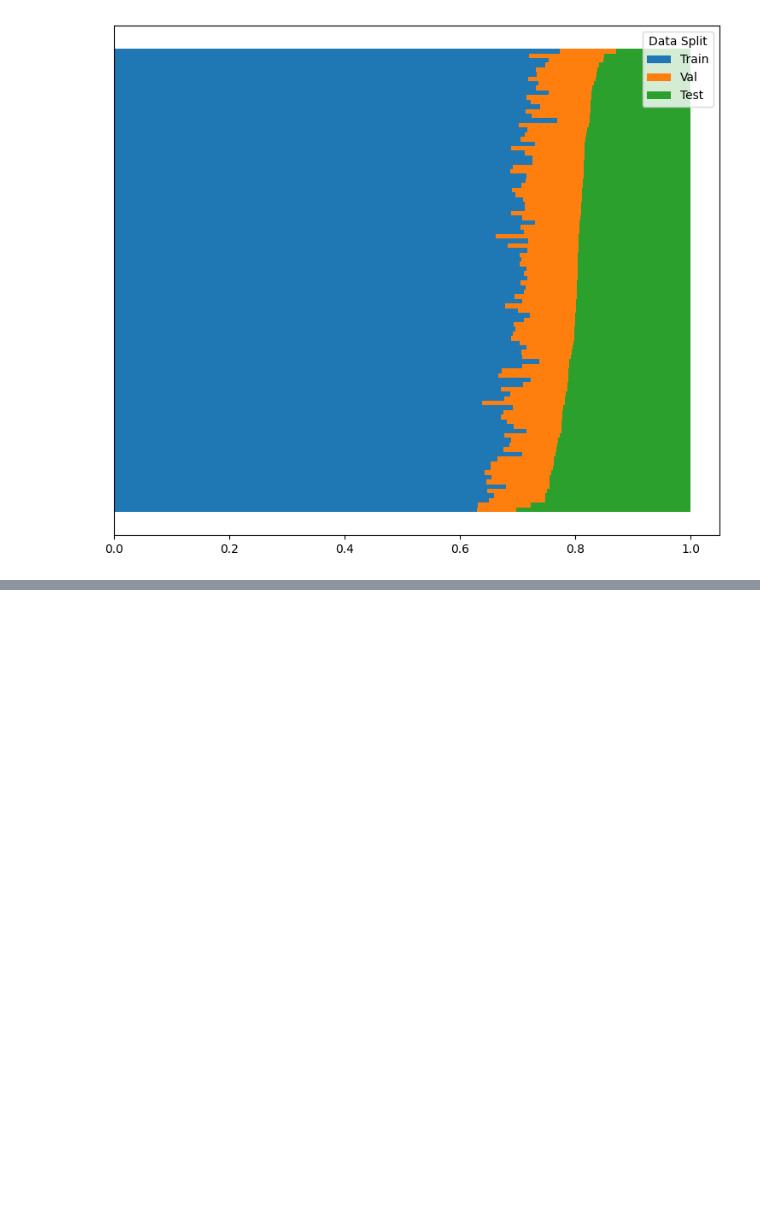
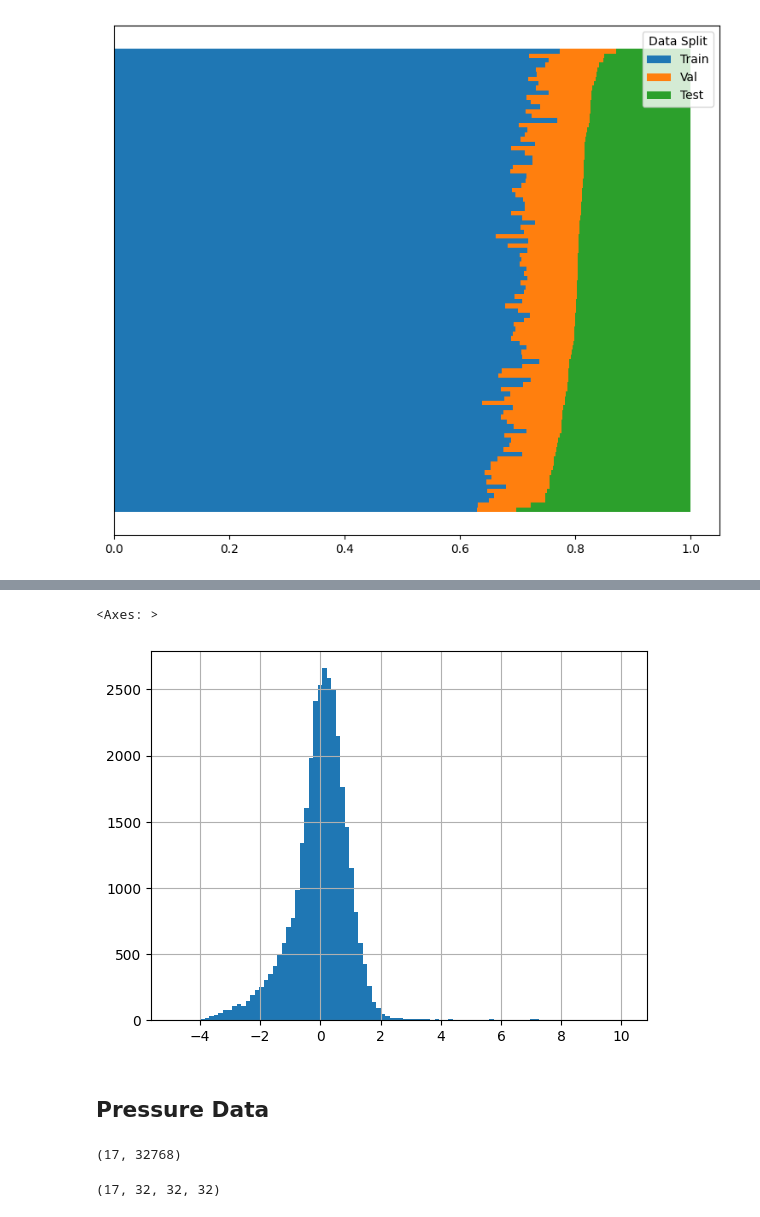
Before and after one commit to eboesch/AcousticDiffusers, a Jupyter notebook: DataExploration.ipynb, the cells around one changed output, grey strips where cells are left out. Saved outputs shown, nothing was run; the diff lists cells and outputs as text; code cells hidden in the pictures; blank space fills up the shorter version.

Commit message:
brief exploration of pressure data format

```diff
--- a/DataExploration.ipynb
+++ b/DataExploration.ipynb
@@ -435,0 +451,3 @@ plt.show()
+# %%
+coeffs = df.drop(columns=["path"])
+coeffs.describe()
@@ -435,0 +464,5 @@ plt.show()
+# %%
+means = coeffs.mean().to_numpy()
+stds = coeffs.std().to_numpy()
+print(means)
+print(stds)
@@ -435,0 +476,3 @@ plt.show()
+# %%
+normalized_coeffs = (coeffs - means) / stds
+normalized_coeffs.describe()
@@ -435,0 +489,17 @@ plt.show()
+# %%
+normalized_coeffs['200'].hist(bins=100)
+# %% [output]
+<Axes: >
+[figure, added]
+# %% [markdown]
+## Pressure Data
+# %%
+sample = np.load('n01532829_124.npy')
+sample.shape
+# %% [output]
+(17, 32768)
+# %%
+shaped = sample.reshape(sample.shape[0], 32,32,32)
+shaped.shape
+# %% [output]
+(17, 32, 32, 32)
```
Also changed, not shown: parts of 15 cells of this notebook.
